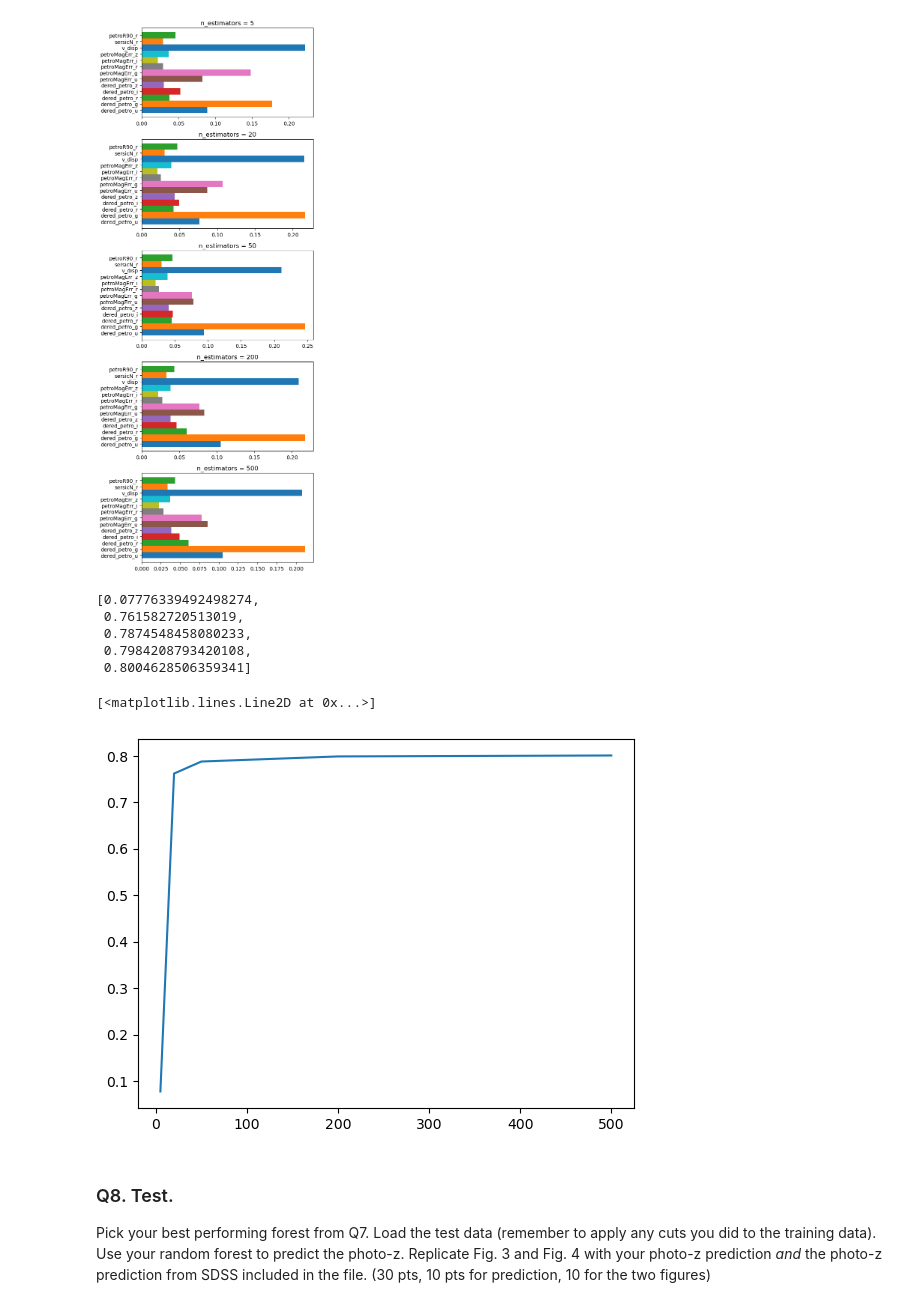
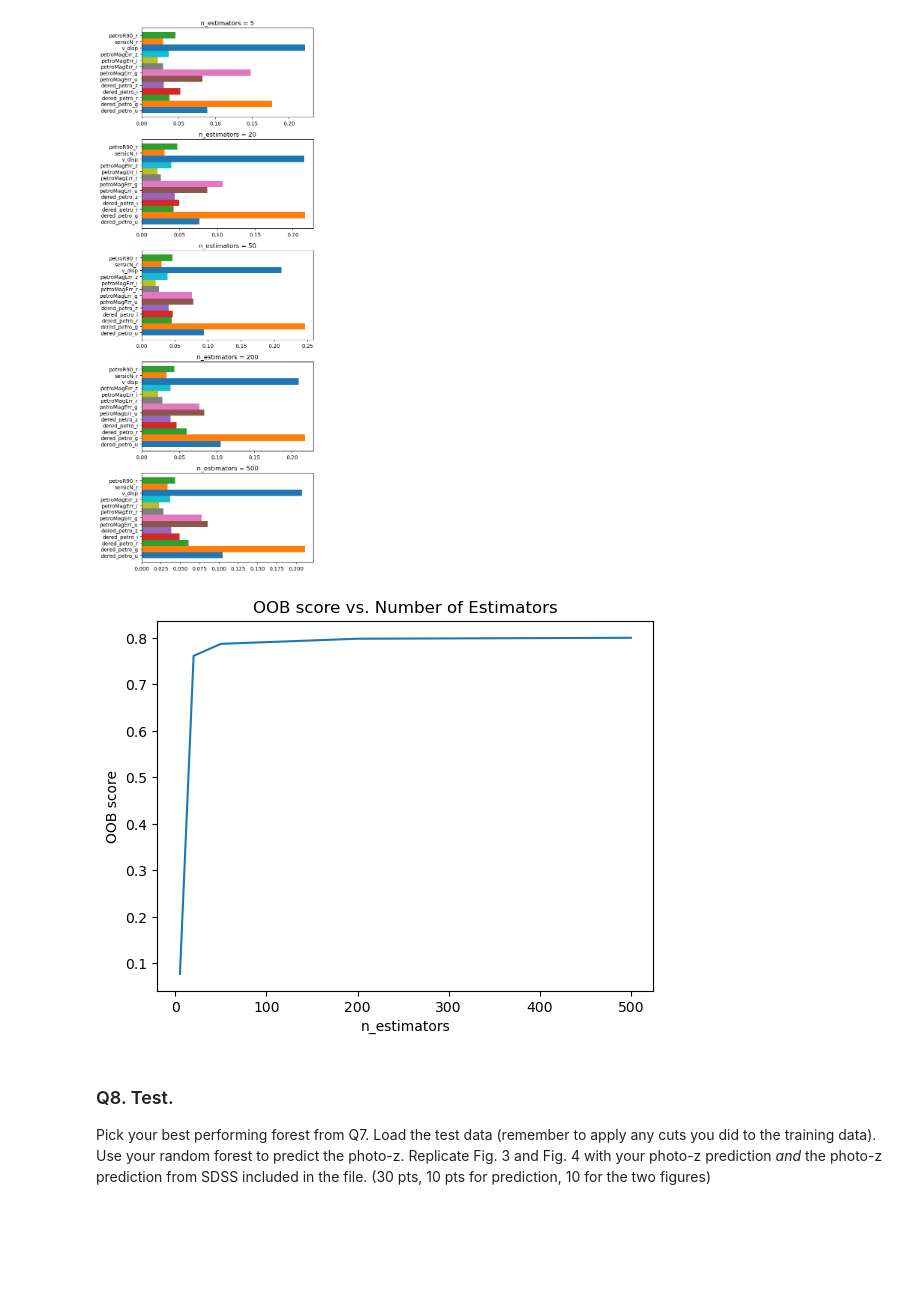
Before and after one commit to gnarayan/ast596_2023_Spring, a Jupyter notebook: homework/AidanBerres/06/HW06+7.ipynb, the cells around one changed output. Saved outputs shown, nothing was run; the diff lists cells and outputs as text; code cells hidden in the pictures; blank space fills up the shorter version.

```diff
--- a/homework/AidanBerres/06/HW06+7.ipynb
+++ b/homework/AidanBerres/06/HW06+7.ipynb
@@ -275,21 +275,15 @@ for i in range(len(fi)):
         plt.barh(train_cols[j],fi[i][j],height=1)
 # %% [output]
 [figure]
-# %%
-os
-# %% [output]
-[0.07776339492498274,
- 0.761582720513019,
- 0.7874548458080233,
- 0.7984208793420108,
- 0.8004628506359341]
 # %%
 plt.plot(n_estimators,os)
+plt.title('OOB score vs. Number of Estimators')
+plt.ylabel('OOB score')
+plt.xlabel('n_estimators');
 # plt.ylim(0,0.6)
 # plt.yscale('log')
 # %% [output]
-[<matplotlib.lines.Line2D at 0x...>]
-[figure, old version]
+[figure, new version]
 # %% [markdown]
 ### Q8. Test.
 
```
Also changed, not shown: parts of 1 cell of this notebook.
